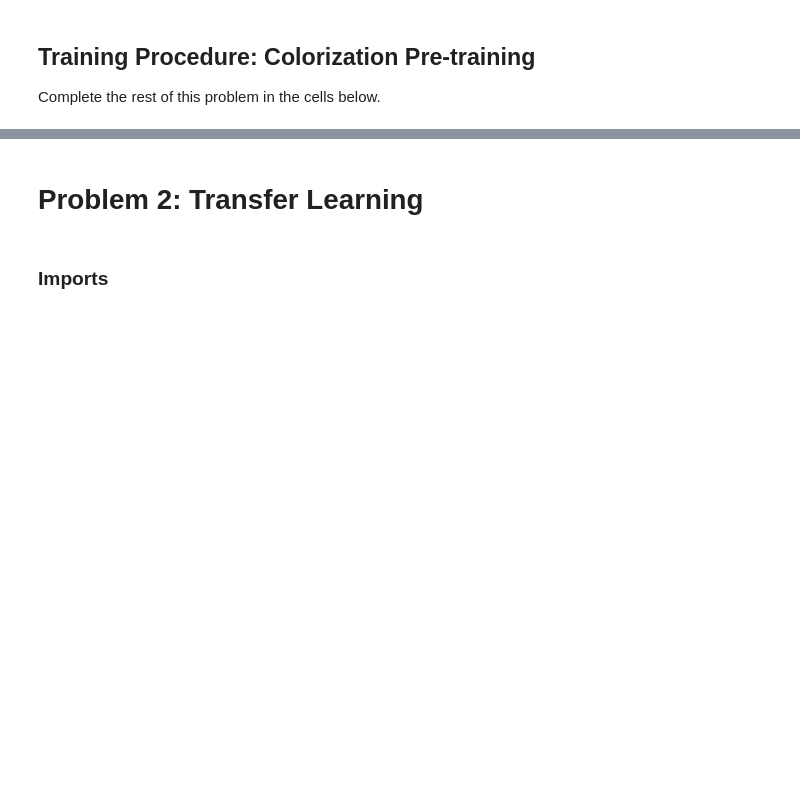
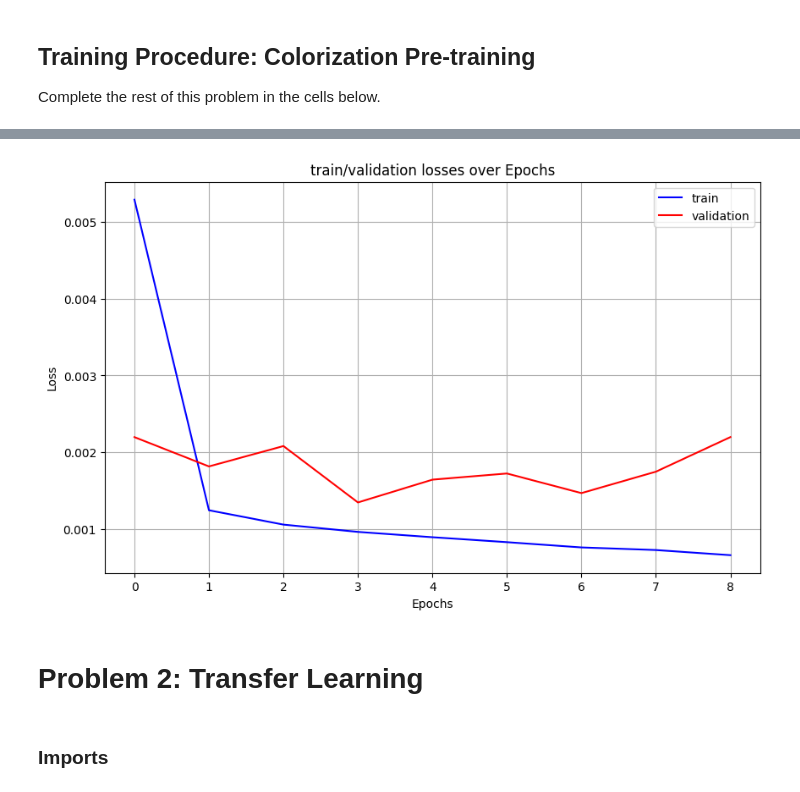
Before and after one commit to klxu03/ml-dl, a Jupyter notebook: HW6/DeepLearning_Fall2023_HW6.ipynb, the cells around one changed output, grey strips where cells are left out. Drawn from its saved outputs; the diff is of its cells as text; code cells hidden in the pictures; blank space fills up the shorter version.

```diff
--- a/HW6/DeepLearning_Fall2023_HW6.ipynb
+++ b/HW6/DeepLearning_Fall2023_HW6.ipynb
@@ -512,3 +751,95 @@ plt.show()
 ## Training Procedure: Colorization Pre-training
 
 Complete the rest of this problem in the cells below.
+# %%
+col_train_dataset=ImageDataset(input_dir=colorization_data_dir, op="train_cor", mask_json_path=mask_json, transforms=tensor_transform)
+col_validation_dataset=ImageDataset(input_dir=colorization_data_dir, op="val_cor", mask_json_path=mask_json, transforms=tensor_transform)
+
+col_train_dataloader = DataLoader(col_train_dataset, batch_size=train_batch_size, shuffle=True)
+col_validation_dataloader = DataLoader(col_validation_dataset, batch_size=validation_batch_size, shuffle=False)
+# %%
+## Initialize your unet
+n_classes = 6
+model_col = UNET(n_classes, useBN=True)
+model_col.out_conv = nn.Conv2d(32, 3, kernel_size=1)
+model_col.to(device)
+early_stopper = EarlyStopper(patience=5)
+## Initialize Optimizer and Learning Rate Scheduler
+optimizer = torch.optim.Adam(model_col.parameters(),lr=learning_rate)
+criterion = nn.MSELoss()
+scheduler = torch.optim.lr_scheduler.StepLR(optimizer, step_size=10, gamma=0.1)
+trainLoss = []
+valLoss = []
+print("Start Training...")
+for epoch in range(num_epochs):
+    ########################### Training #####################################
+    print("\nEPOCH " +str(epoch+1)+" of "+str(num_epochs)+"\n")
+    # TODO: Design your own training section
+
+    model_col.train()
+    running_loss = 0.0
+
+    for input, label in col_train_dataloader:
+        input = input.cuda()
+        label = label.cuda()
+
+        #print("inputs: ", inputs.size())
+        #print("labels: ", labels.size())
+        optimizer.zero_grad()
+
+        output = model_col(input)
+
+        #print("outputs: ", outputs.size())
+        loss = criterion(output, label)
+
+        loss.backward()
+        optimizer.step()
+
+        running_loss += loss.item()
+
+        input = input.cpu()
+        label = label.cpu()
+    scheduler.step()
+    print(f"Epoch {epoch+1}/{num_epochs} - Loss: {running_loss/len(col_train_dataloader)}")
+    trainLoss.append(running_loss/len(col_train_dataloader))
+
+    model_col.eval()
+    val_loss = 0.0
+    with torch.no_grad():
+        for input, label in col_validation_dataloader:
+            input = input.cuda()
+            label = label.cuda()
+
+            output = model_col(input)
+            val_loss += criterion(output, label).item()
+
+            input = input.cpu()
+            label = label.cpu()
+
+    val_loss /= len(col_validation_dataloader)
+    print(f"Epoch {epoch+1}/{num_epochs} - Validation Loss: {val_loss}")
+    valLoss.append(val_loss)
+    if early_stopper.early_stop(val_loss):
+        break
+
+epochs = list(range(1,len(trainLoss)+1))
+# Plotting
+plt.figure(figsize=(10, 6))
+
+# Plot the first set of accuracies
+#for i in range(len(epochs)):
+#    plt.plot(epochs[i], trainLoss_list[i], valLoss_list[i], color = 'r')1
+plt.plot(trainLoss, color = 'blue')
+plt.plot(valLoss, color = 'red')
+
+
+# Setting title, labels, and other configurations
+plt.title('train/validation losses over Epochs')
+plt.xlabel('Epochs')
+plt.ylabel('Loss')
+plt.legend(['train', 'validation'])
+plt.grid(True)
+
+# Display the plot
+plt.show()
+# %% [output]
@@ -515,3 +863,4 @@ Complete the rest of this problem in the cells below.
+[figure, added]
 # %% [markdown]
 # Problem 2: Transfer Learning
 # %% [markdown]
```
Also changed, not shown: parts of 7 cells of this notebook, 3 other files.
